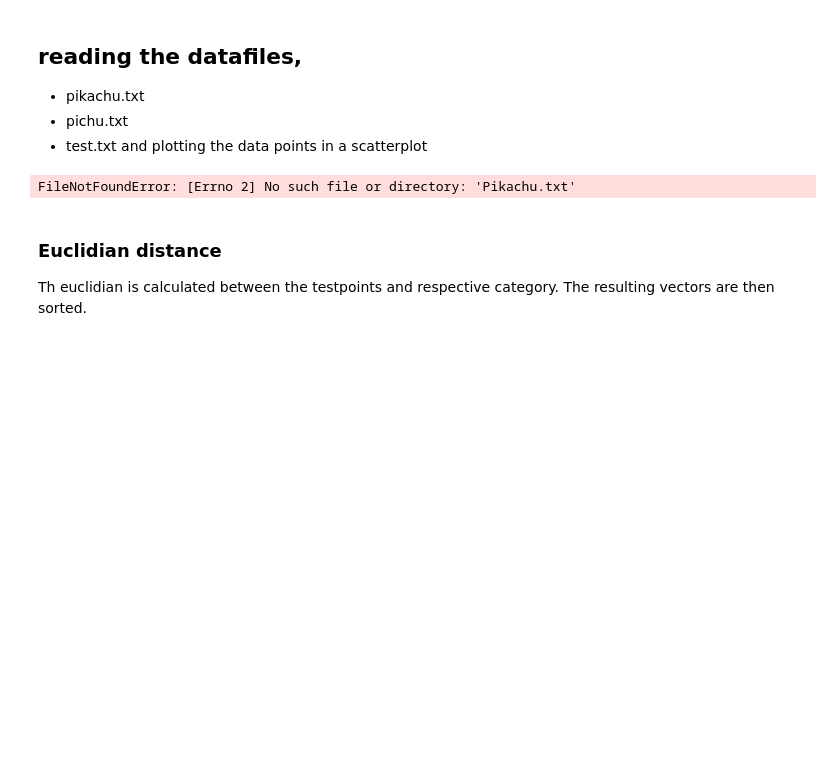
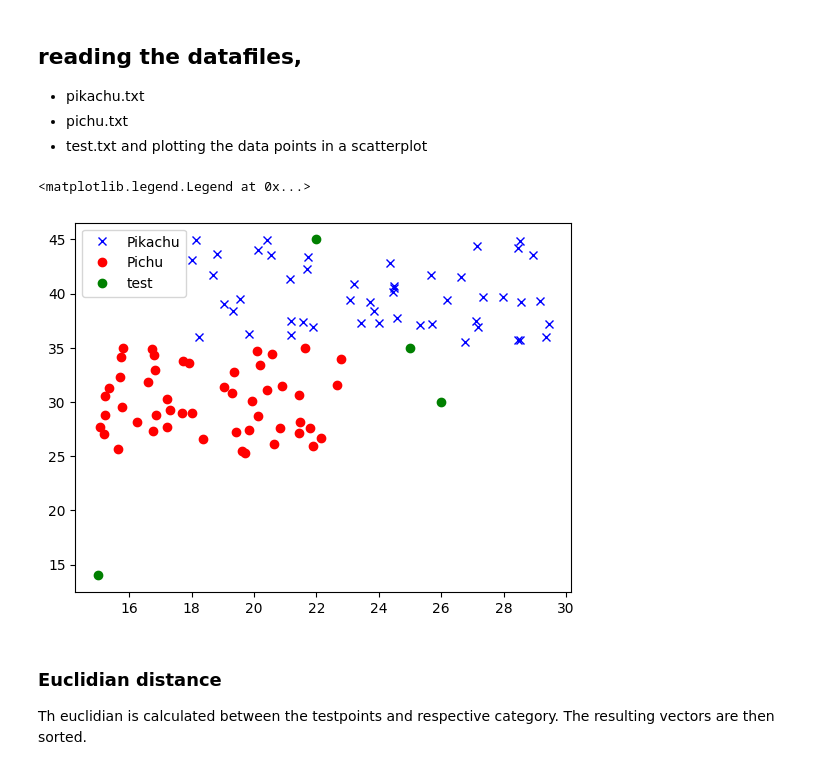
Before and after one commit to danlundh67/Python-Dan-Lund-OPA23, a Jupyter notebook: LAB1/classification.ipynb, the cells around one changed output. Cells and saved outputs as stored; diff of their text form; code cells hidden in the pictures; blank space fills up the shorter version.

```diff
--- a/LAB1/classification.ipynb
+++ b/LAB1/classification.ipynb
@@ -10,10 +10,14 @@ and plotting the data points in a scatterplot
 import matplotlib.pyplot as plt
 import re
 
+# the Readdata reads a file rowwise
+# - much better approach if Bigdata is appoached
+# - the function is adopted to handle both input types of files (DRY)
+
 def ReadData(filename):
     file1 = open(filename, 'r')
     count = 0
-
+    # initialize two vectors for X and Y coordinates
     x_values = []
     y_values = []
     # header in pikachu and Pichu datafiles, inspiration for regexp fetched
@@ -21,54 +25,56 @@ def ReadData(filename):
     head=r'\(\s*width\s*\(\s*cm\s*\),\s*height\s*\(\s*cm\s*\)\)'
     # skip the header
     line = file1.readline()
-    if re.match(head,line):
+    if re.match(head,line): # if the first line matches the regexp, it is a pikachu or pichu file
         while True:
             count += 1
 
-            # Get next line from file
+            # Get next line from file (i.e. skips the header from being processed)
             line = file1.readline()
 
             # if line is empty
             # end of file is reached
             if not line:
                 break
-            values = line.strip('()\n').split(', ')
+            values = line.strip('()\n').split(', ') # Clean data
             x_values.append(float(values[0]))
             y_values.append(float(values[1]))
             # print("Line{}: {}".format(count, line.strip()))
         file1.close()
-    else:
+    else: # else if it does not match the regexp, it's the testfile
         while True:
-            values = line.split("),")
+            values = line.split("),") # create elements of test data
             for tpair in values:
                 myval=tpair.strip('\(\)').strip()
-                # need to strip some (
+                # for some reason this is necessary to clean some more
                 xyval=myval.strip('\()').split(',')
-                # print(f"{xyval}") = [x1, y1], [x2, y2]
+                # print(f"{xyval}") = [x1, y1], [x2, y2] ...
                 x_values.append(float(xyval[0]))
                 y_values.append(float(xyval[1]))
             line=file1.readline()
+            # test for end of file
             if not line:
                 break
 
         file1.close()
+    # return the vectors, i.e. [[xvalues],[yvalues]]
     return [x_values,y_values]
 
-
-
-
+# Read the data from the files, pichachu is vect1, pichu vect2 and test data is vect3
 vect1=ReadData('Pikachu.txt')
 vect2=ReadData('Pichu.txt')
 vect3=ReadData('test_points.txt')
+
+# plotting a figure
+
 plt.figure()
 plt.plot(vect1[0],vect1[1],'bx', label='Pikachu')
 plt.plot(vect2[0],vect2[1], 'ro', label='Pichu')
 plt.plot(vect3[0],vect3[1], 'go', label='Test')
 plt.legend(("Pikachu", "Pichu","test"))
-
-vect3
 # %% [output]
-FileNotFoundError: [Errno 2] No such file or directory: 'Pikachu.txt'
+<matplotlib.legend.Legend at 0x...>
+[figure, added]
 # %% [markdown]
 ### Euclidian distance
 Th euclidian is calculated between the testpoints and respective category.
```
Also changed, not shown: parts of 21 cells of this notebook.
